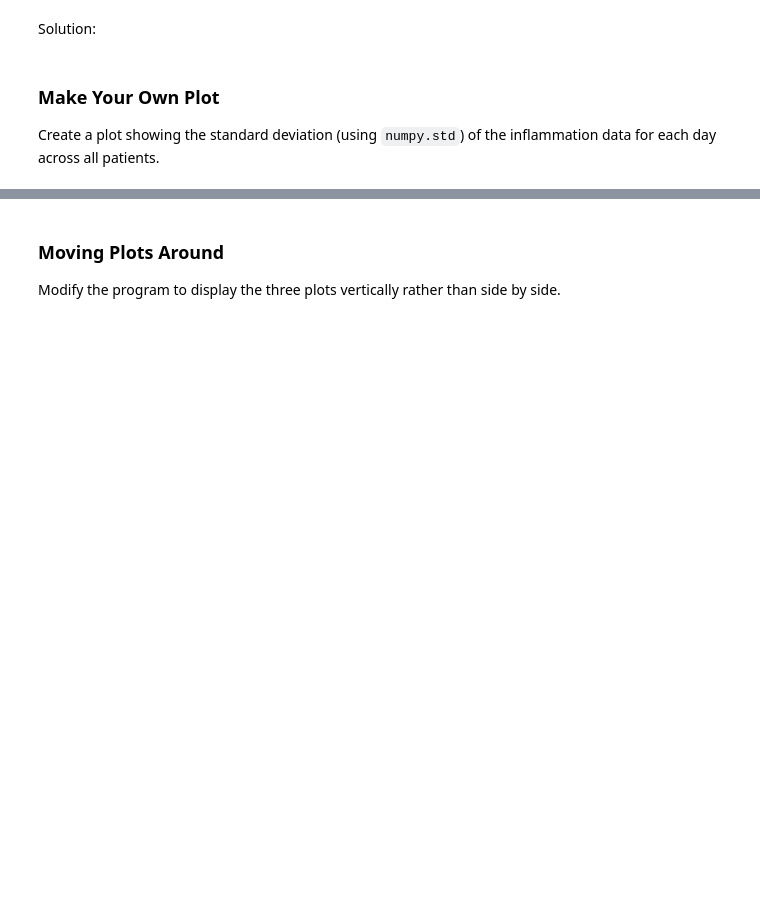
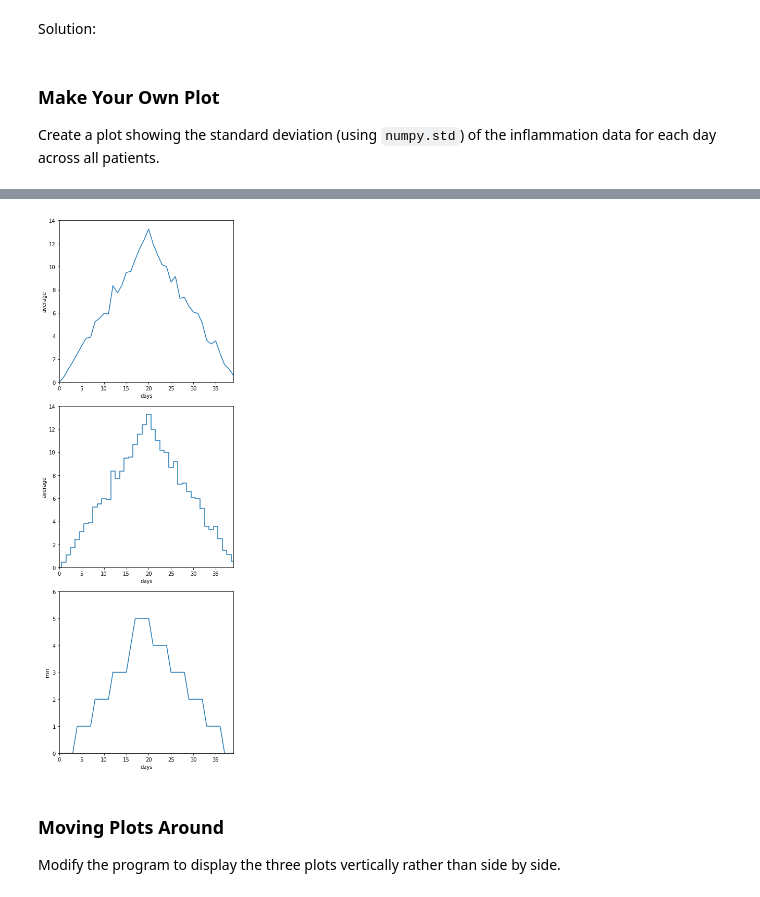
Before and after one commit to Jgazi/2019-07-24-intro-to-python-workshop, a Jupyter notebook: lessons/python/ep1-introduction.ipynb, the cells around one changed output, grey strips where cells are left out. Saved outputs shown, nothing was run; the diff lists cells and outputs as text; code cells hidden in the pictures; blank space fills up the shorter version.

```diff
--- a/lessons/python/ep1-introduction.ipynb
+++ b/lessons/python/ep1-introduction.ipynb
@@ -859,3 +925,36 @@ Create a plot showing the standard deviation (using `numpy.std`) of the inflamma
+# %%
+import numpy
+import matplotlib.pyplot
+
+data = numpy.loadtxt(fname='data/inflammation-01.csv', delimiter=',')
+
+fig = matplotlib.pyplot.figure(figsize=(15.0, 15.0))
+
+axes1 = fig.add_subplot(3, 3, 1)
+axes2 = fig.add_subplot(3, 3, 4)
+axes3 = fig.add_subplot(3, 3, 7)
+
+axes1.set_ylabel('average')
+axes1.set_xlabel("days")
+axes1.set_xlim(0, 39)
+axes1.set_ylim(0, 14)
+axes1.plot(numpy.mean(data, axis=0))
+
+axes2.set_xlim(0, 39)
+axes2.set_ylim(0, 14)
+axes2.set_xlabel('days')
+axes2.set_ylabel('average')
+axes2.plot(numpy.mean(data, axis=0), drawstyle='steps-mid')
+
+axes3.set_ylabel('min')
+axes3.set_ylim(0,6)
+axes3.set_xlim(0, 39)
+axes3.set_xlabel('days')
+axes3.plot(numpy.min(data, axis=0))
+
+fig.tight_layout()
+# %% [output]
+[figure, added]
 # %% [markdown]
 ### Moving Plots Around
 Modify the program to display the three plots vertically rather than side by side.
```
Also changed, not shown: parts of 18 cells of this notebook.
